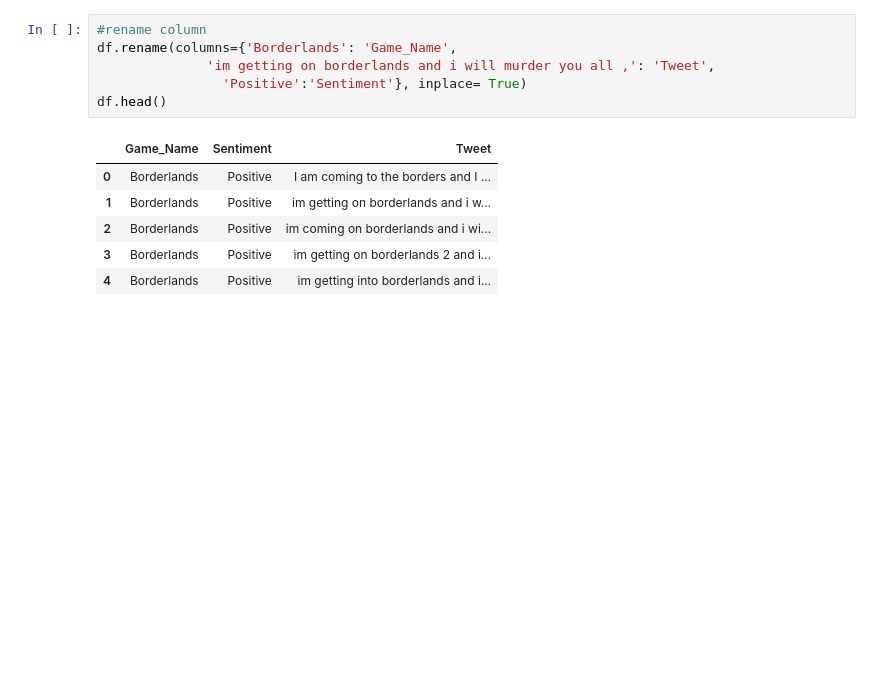
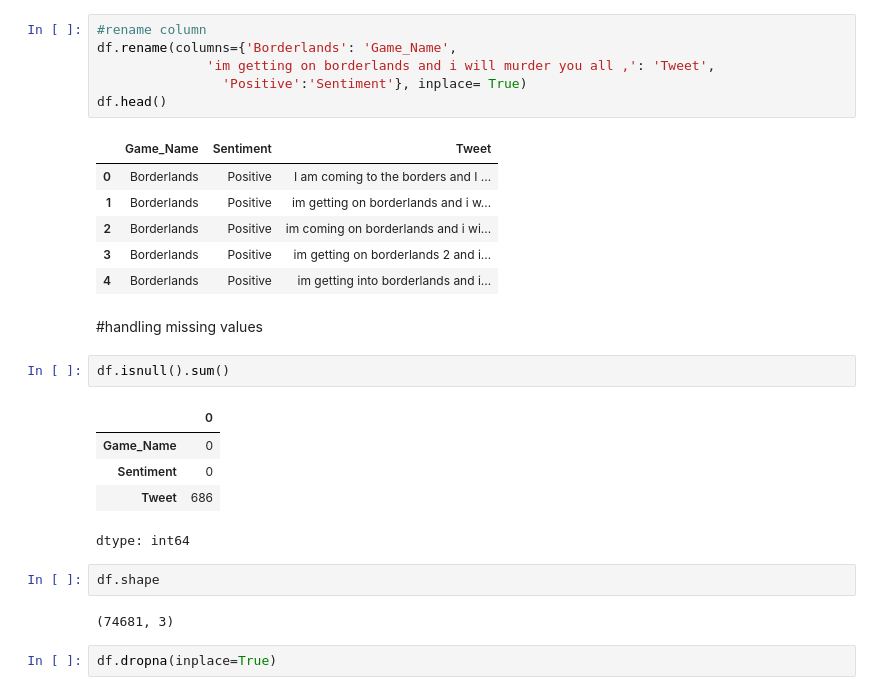
Before and after one commit to JARIN-TIAS/NLP_basic_for_myself, a Jupyter notebook: twitter_sentiment_analysis.ipynb, the cells around one changed output. Cells and saved outputs as stored; diff of their text form; blank space fills up the shorter version.

```diff
--- a/twitter_sentiment_analysis.ipynb
+++ b/twitter_sentiment_analysis.ipynb
@@ -42,3 +42,19 @@ df.head()
 | 2 | Borderlands | Positive | im coming on borderlands and i wi... |
 | 3 | Borderlands | Positive | im getting on borderlands 2 and i... |
 | 4 | Borderlands | Positive | im getting into borderlands and i... |
+# %% [markdown]
+#handling missing values
+# %%
+df.isnull().sum()
+# %% [output]
+|  | 0 |
+| Game_Name | 0 |
+| Sentiment | 0 |
+| Tweet | 686 |
+dtype: int64
+# %%
+df.shape
+# %% [output]
+(74681, 3)
+# %%
+df.dropna(inplace=True)
```
Also changed, not shown: parts of 9 cells of this notebook.
